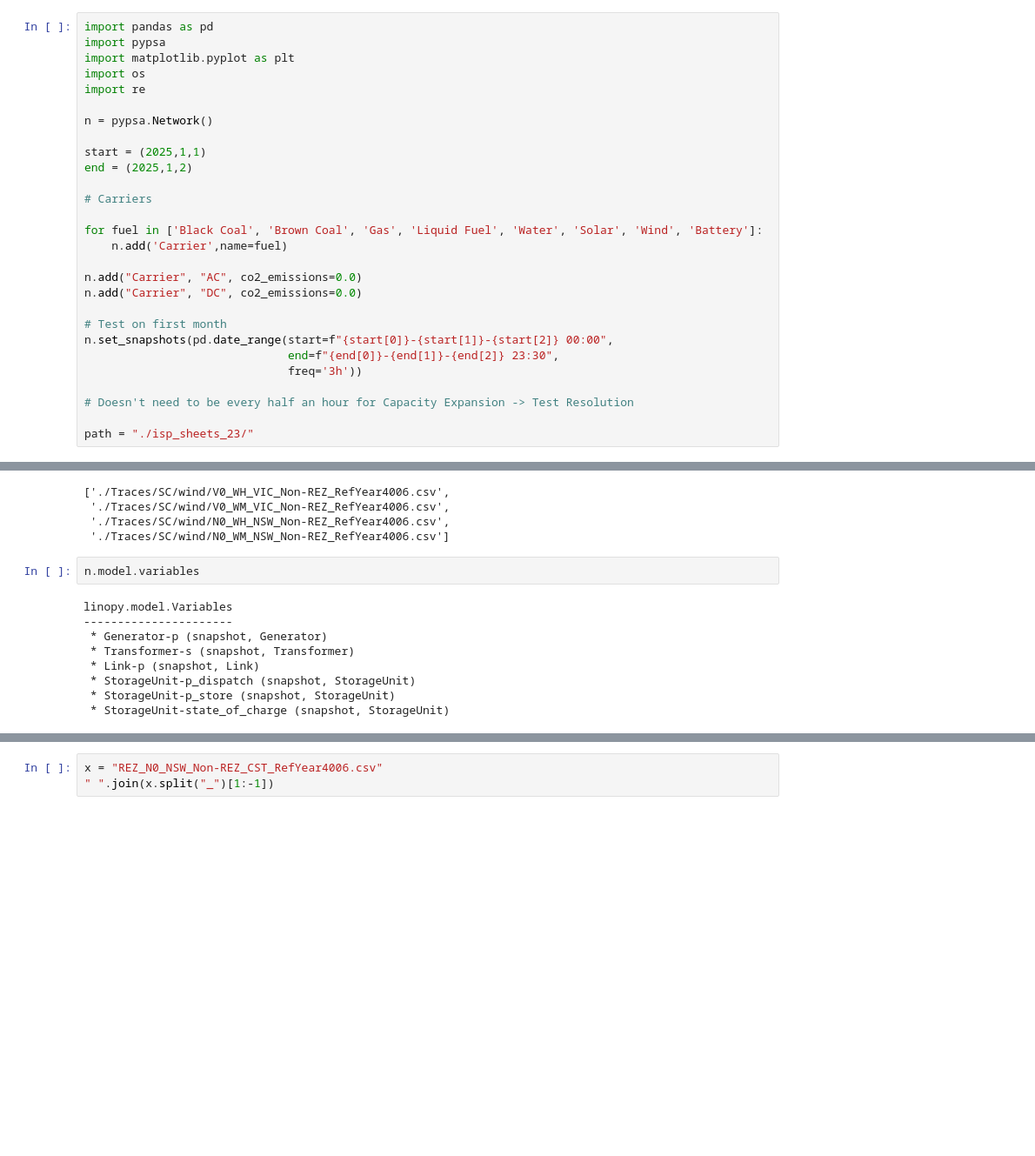
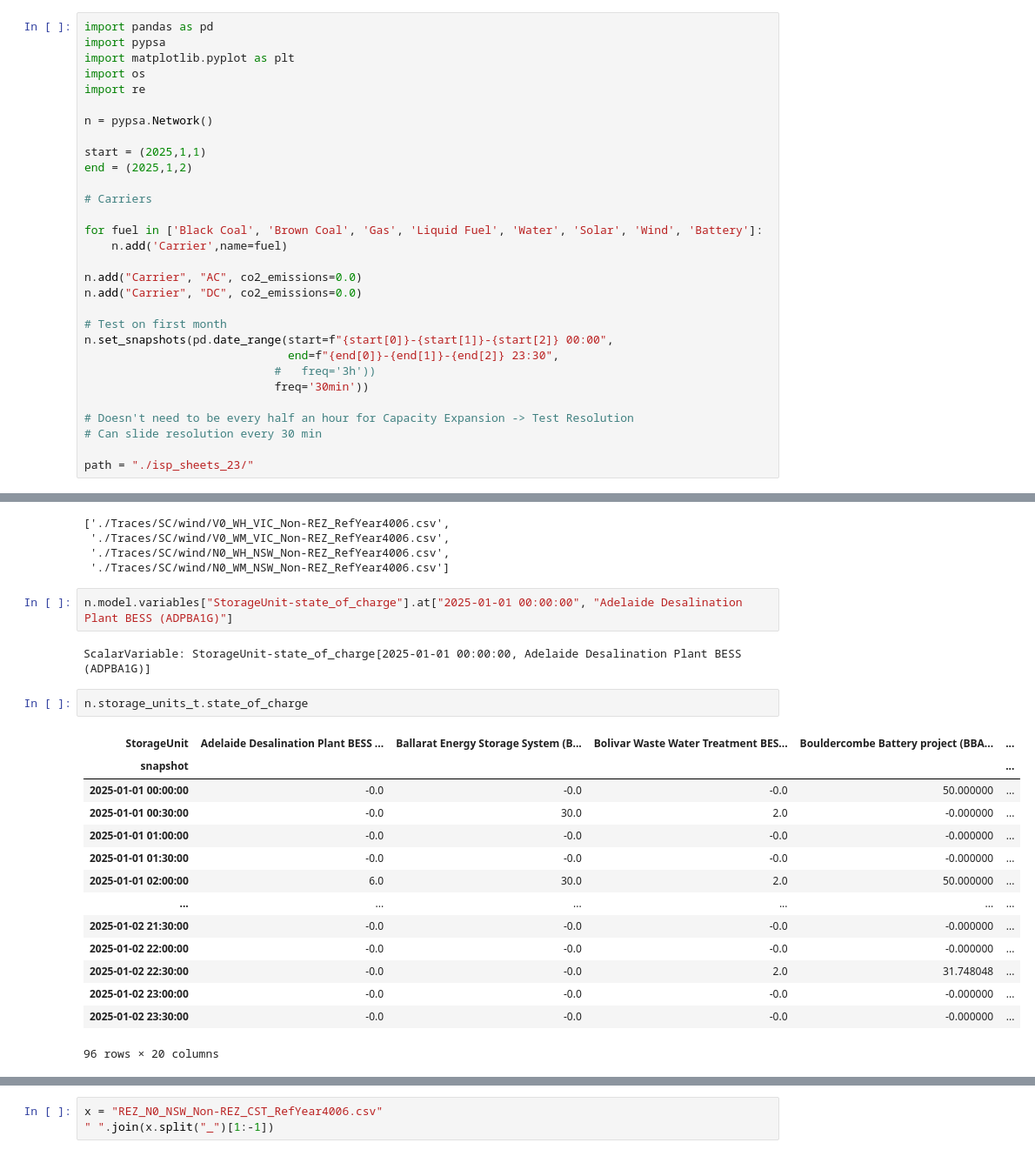
Before and after one commit to ArthurBond/AUS-CEM, a Jupyter notebook: make_network.ipynb, the cells around one changed output, grey strips where cells are left out. Shown at 87% size. Saved outputs shown, nothing was run; the diff lists cells and outputs as text; blank space fills up the shorter version.

```diff
--- a/make_network.ipynb
+++ b/make_network.ipynb
@@ -34,9 +34,11 @@ n.add("Carrier", "DC", co2_emissions=0.0)
 # Test on first month
 n.set_snapshots(pd.date_range(start=f"{start[0]}-{start[1]}-{start[2]} 00:00",
                               end=f"{end[0]}-{end[1]}-{end[2]} 23:30",
-                              freq='3h'))
+                            #   freq='3h'))
+                            freq='30min'))
 
 # Doesn't need to be every half an hour for Capacity Expansion -> Test Resolution
+# Can slide resolution every 30 min
 
 path = "./isp_sheets_23/"
 # %%
@@ -296,13 +286,23 @@ glob.glob(r"./Traces/SC/wind/[VN]0*.csv")
  './Traces/SC/wind/N0_WH_NSW_Non-REZ_RefYear4006.csv',
  './Traces/SC/wind/N0_WM_NSW_Non-REZ_RefYear4006.csv']
 # %%
-n.model.variables
+n.model.variables["StorageUnit-state_of_charge"].at["2025-01-01 00:00:00", "Adelaide Desalination Plant BESS (ADPBA1G)"]
 # %% [output]
-linopy.model.Variables
-----------------------
- * Generator-p (snapshot, Generator)
- * Transformer-s (snapshot, Transformer)
- * Link-p (snapshot, Link)
- * StorageUnit-p_dispatch (snapshot, StorageUnit)
- * StorageUnit-p_store (snapshot, StorageUnit)
- * StorageUnit-state_of_charge (snapshot, StorageUnit)
+ScalarVariable: StorageUnit-state_of_charge[2025-01-01 00:00:00, Adelaide Desalination Plant BESS (ADPBA1G)]
+# %%
+n.storage_units_t.state_of_charge
+# %% [output]
+| StorageUnit | Adelaide Desalination Plant BESS ... | Ballarat Energy Storage System (B... | Bolivar Waste Water Treatment BES... | Bouldercombe Battery project (BBA... | ... |
+| snapshot |  |  |  |  | ... |
+| 2025-01-01 00:00:00 | -0.0 | -0.0 | -0.0 | 50.000000 | ... |
+| 2025-01-01 00:30:00 | -0.0 | 30.0 | 2.0 | -0.000000 | ... |
+| 2025-01-01 01:00:00 | -0.0 | -0.0 | -0.0 | -0.000000 | ... |
+| 2025-01-01 01:30:00 | -0.0 | -0.0 | -0.0 | -0.000000 | ... |
+| 2025-01-01 02:00:00 | 6.0 | 30.0 | 2.0 | 50.000000 | ... |
+| ... | ... | ... | ... | ... | ... |
+| 2025-01-02 21:30:00 | -0.0 | -0.0 | -0.0 | -0.000000 | ... |
+| 2025-01-02 22:00:00 | -0.0 | -0.0 | -0.0 | -0.000000 | ... |
+| 2025-01-02 22:30:00 | -0.0 | -0.0 | 2.0 | 31.748048 | ... |
+| 2025-01-02 23:00:00 | -0.0 | -0.0 | -0.0 | -0.000000 | ... |
+| 2025-01-02 23:30:00 | -0.0 | -0.0 | -0.0 | -0.000000 | ... |
+96 rows × 20 columns
```
Also changed, not shown: parts of 10 cells of this notebook, 5 other files.
